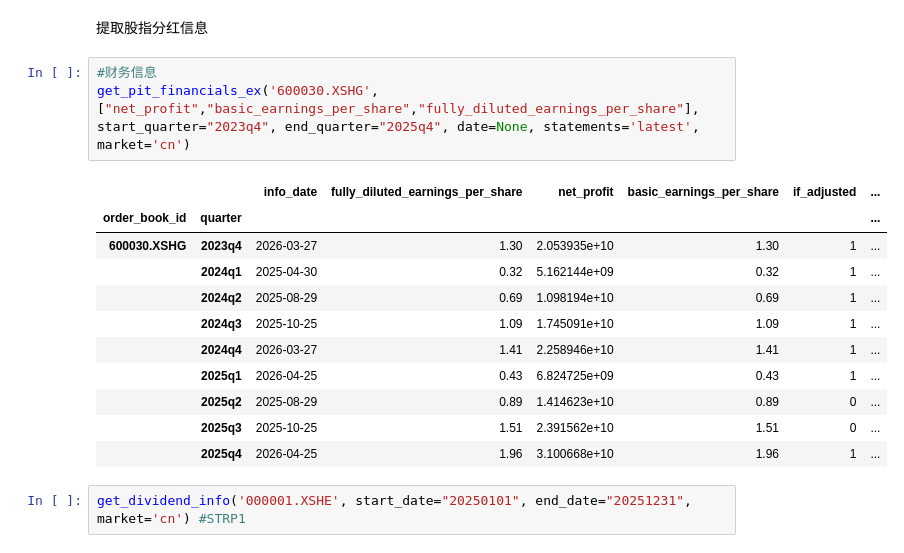
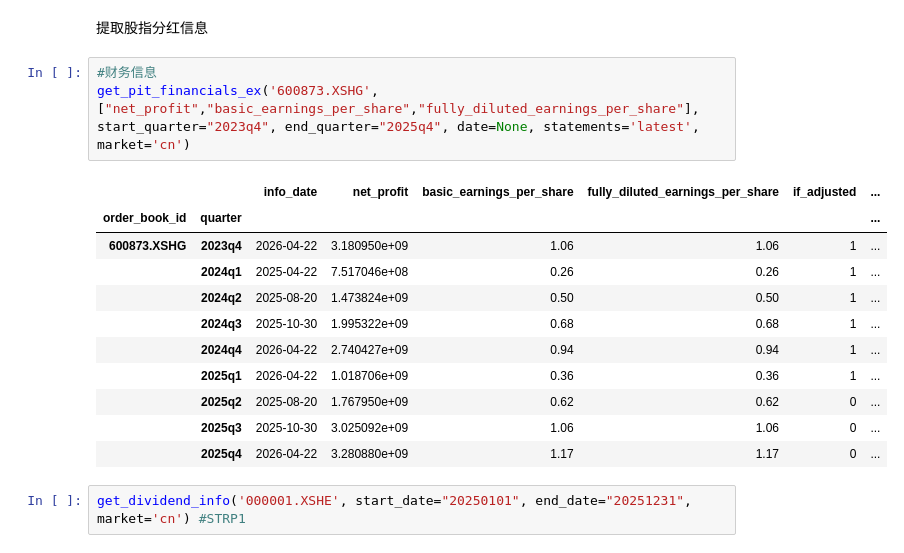
Before and after one commit to LeeSXS23456/REPOSITORY, a Jupyter notebook: data_extract2.ipynb, the cells around one changed output. Cells and saved outputs as stored; diff of their text form.

```diff
--- a/data_extract2.ipynb
+++ b/data_extract2.ipynb
@@ -13,19 +13,19 @@ import os
 提取股指分红信息
 # %%
 #财务信息
-get_pit_financials_ex('600030.XSHG', ["net_profit","basic_earnings_per_share","fully_diluted_earnings_per_share"], start_quarter="2023q4", end_quarter="2025q4", date=None, statements='latest', market='cn')
+get_pit_financials_ex('600873.XSHG', ["net_profit","basic_earnings_per_share","fully_diluted_earnings_per_share"], start_quarter="2023q4", end_quarter="2025q4", date=None, statements='latest', market='cn')
 # %% [output]
-|  |  | info_date | fully_diluted_earnings_per_share | net_profit | basic_earnings_per_share | if_adjusted | ... |
+|  |  | info_date | net_profit | basic_earnings_per_share | fully_diluted_earnings_per_share | if_adjusted | ... |
 | order_book_id | quarter |  |  |  |  |  | ... |
-| 600030.XSHG | 2023q4 | 2026-03-27 | 1.30 | 2.053935e+10 | 1.30 | 1 | ... |
-|  | 2024q1 | 2025-04-30 | 0.32 | 5.162144e+09 | 0.32 | 1 | ... |
-|  | 2024q2 | 2025-08-29 | 0.69 | 1.098194e+10 | 0.69 | 1 | ... |
-|  | 2024q3 | 2025-10-25 | 1.09 | 1.745091e+10 | 1.09 | 1 | ... |
-|  | 2024q4 | 2026-03-27 | 1.41 | 2.258946e+10 | 1.41 | 1 | ... |
-|  | 2025q1 | 2026-04-25 | 0.43 | 6.824725e+09 | 0.43 | 1 | ... |
-|  | 2025q2 | 2025-08-29 | 0.89 | 1.414623e+10 | 0.89 | 0 | ... |
-|  | 2025q3 | 2025-10-25 | 1.51 | 2.391562e+10 | 1.51 | 0 | ... |
-|  | 2025q4 | 2026-04-25 | 1.96 | 3.100668e+10 | 1.96 | 1 | ... |
+| 600873.XSHG | 2023q4 | 2026-04-22 | 3.180950e+09 | 1.06 | 1.06 | 1 | ... |
+|  | 2024q1 | 2025-04-22 | 7.517046e+08 | 0.26 | 0.26 | 1 | ... |
+|  | 2024q2 | 2025-08-20 | 1.473824e+09 | 0.50 | 0.50 | 1 | ... |
+|  | 2024q3 | 2025-10-30 | 1.995322e+09 | 0.68 | 0.68 | 1 | ... |
+|  | 2024q4 | 2026-04-22 | 2.740427e+09 | 0.94 | 0.94 | 1 | ... |
+|  | 2025q1 | 2026-04-22 | 1.018706e+09 | 0.36 | 0.36 | 1 | ... |
+|  | 2025q2 | 2025-08-20 | 1.767950e+09 | 0.62 | 0.62 | 0 | ... |
+|  | 2025q3 | 2025-10-30 | 3.025092e+09 | 1.06 | 1.06 | 0 | ... |
+|  | 2025q4 | 2026-04-22 | 3.280880e+09 | 1.17 | 1.17 | 0 | ... |
 # %%
 get_dividend_info('000001.XSHE', start_date="20250101", end_date="20251231", market='cn') #STRP1
 # %% [output]
```
Also changed, not shown: parts of 17 cells of this notebook, 1 other file.
